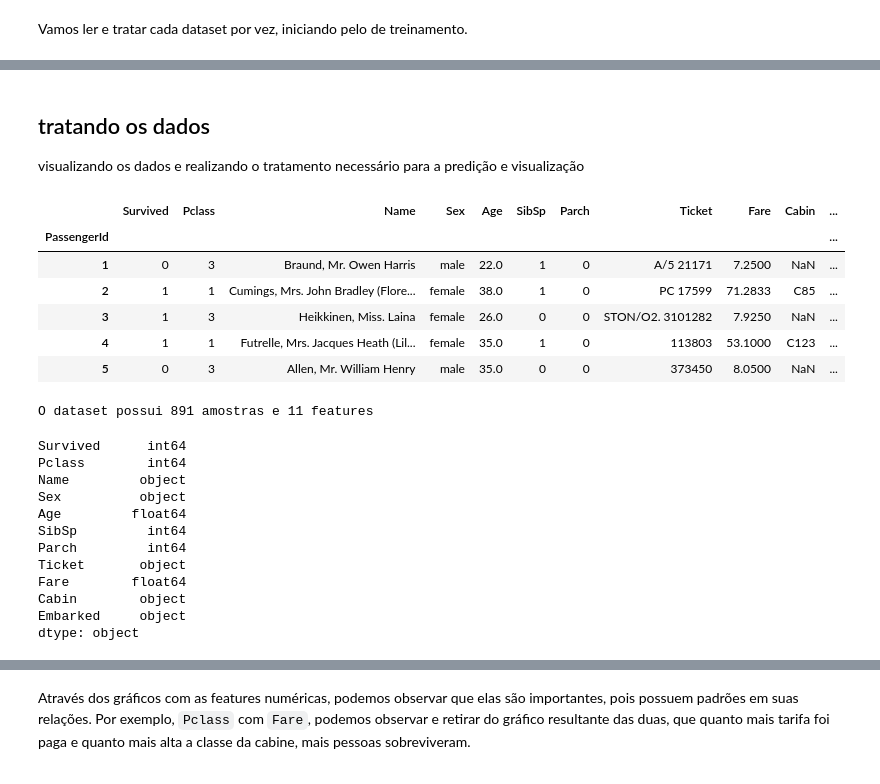
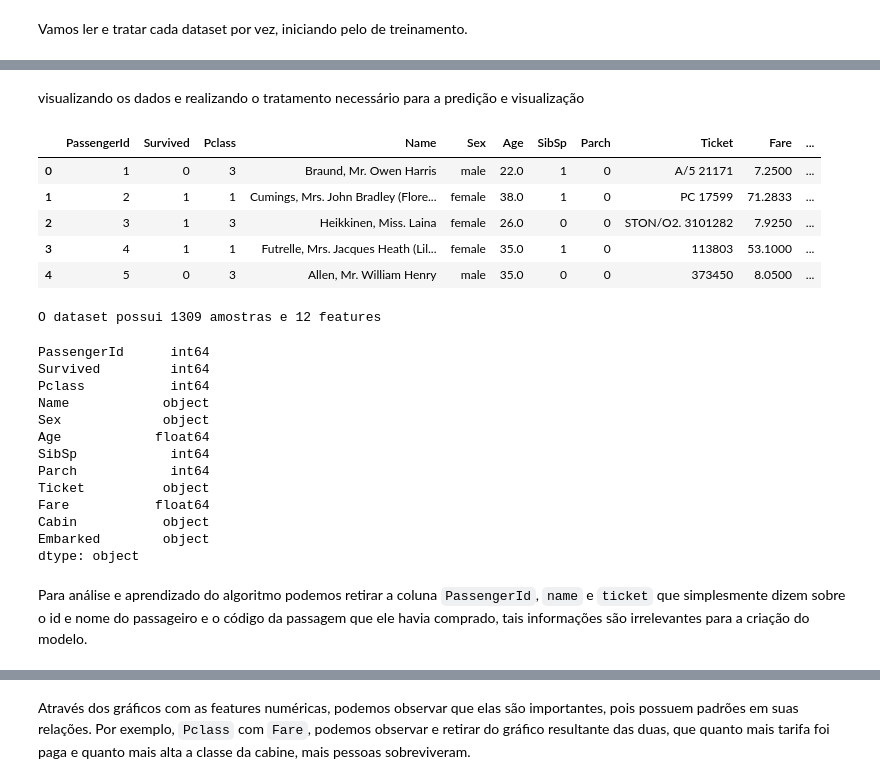
Before and after one commit to pedrodicati/titanic-datascience, a Jupyter notebook: titanic.ipynb, the cells around one changed output, grey strips where cells are left out. Drawn from its saved outputs; the diff is of its cells as text; code cells hidden in the pictures.

Commit message:
Tratamento dos dados faltantes e reorganização dos dados

```diff
--- a/titanic.ipynb
+++ b/titanic.ipynb
@@ -39,7 +39,6 @@ from sklearn.linear_model import LogisticRegression
 # %% [markdown]
 Vamos ler e tratar cada dataset por vez, iniciando pelo de treinamento.
 # %%
-df_train = pd.read_csv("./datasets/train.csv", index_col='PassengerId')
-
-# df_test = pd.read_csv('./datasets/test.csv')
-# df_sub = pd.read_csv('./datasets/gender_submission.csv')
+data_train = pd.read_csv("./datasets/train.csv")
+data_test = pd.read_csv('./datasets/test.csv')
+data_pred = pd.read_csv('./datasets/gender_submission.csv')
@@ -45,0 +49,5 @@ df_train = pd.read_csv("./datasets/train.csv", index_col='PassengerId')
+# %%
+data_test = pd.merge(data_test, data_pred, how='inner', on=['PassengerId'])
+data = pd.concat([data_train, data_test], ignore_index=True)
+
+data
@@ -46,33 +68,33 @@ df_train = pd.read_csv("./datasets/train.csv", index_col='PassengerId')
 # %% [markdown]
-## tratando os dados
-
 visualizando os dados e realizando o tratamento necessário para a predição e visualização
 # %%
-df_train.head()
+data.head()
 # %% [output]
-|  | Survived | Pclass | Name | Sex | Age | SibSp | Parch | Ticket | Fare | Cabin | ... |
-| PassengerId |  |  |  |  |  |  |  |  |  |  | ... |
-| 1 | 0 | 3 | Braund, Mr. Owen Harris | male | 22.0 | 1 | 0 | A/5 21171 | 7.2500 | NaN | ... |
-| 2 | 1 | 1 | Cumings, Mrs. John Bradley (Flore... | female | 38.0 | 1 | 0 | PC 17599 | 71.2833 | C85 | ... |
-| 3 | 1 | 3 | Heikkinen, Miss. Laina | female | 26.0 | 0 | 0 | STON/O2. 3101282 | 7.9250 | NaN | ... |
-| 4 | 1 | 1 | Futrelle, Mrs. Jacques Heath (Lil... | female | 35.0 | 1 | 0 | 113803 | 53.1000 | C123 | ... |
-| 5 | 0 | 3 | Allen, Mr. William Henry | male | 35.0 | 0 | 0 | 373450 | 8.0500 | NaN | ... |
+|  | PassengerId | Survived | Pclass | Name | Sex | Age | SibSp | Parch | Ticket | Fare | ... |
+| 0 | 1 | 0 | 3 | Braund, Mr. Owen Harris | male | 22.0 | 1 | 0 | A/5 21171 | 7.2500 | ... |
+| 1 | 2 | 1 | 1 | Cumings, Mrs. John Bradley (Flore... | female | 38.0 | 1 | 0 | PC 17599 | 71.2833 | ... |
+| 2 | 3 | 1 | 3 | Heikkinen, Miss. Laina | female | 26.0 | 0 | 0 | STON/O2. 3101282 | 7.9250 | ... |
+| 3 | 4 | 1 | 1 | Futrelle, Mrs. Jacques Heath (Lil... | female | 35.0 | 1 | 0 | 113803 | 53.1000 | ... |
+| 4 | 5 | 0 | 3 | Allen, Mr. William Henry | male | 35.0 | 0 | 0 | 373450 | 8.0500 | ... |
 # %%
-print(f"O dataset possui {df_train.shape[0]} amostras e {df_train.shape[1]} features")
+print(f"O dataset possui {data.shape[0]} amostras e {data.shape[1]} features")
 # %% [output]
-O dataset possui 891 amostras e 11 features
+O dataset possui 1309 amostras e 12 features
 # %%
-df_train.dtypes
+data.dtypes
 # %% [output]
-Survived      int64
-Pclass        int64
-Name         object
-Sex          object
-Age         float64
-SibSp         int64
-Parch         int64
-Ticket       object
-Fare        float64
-Cabin        object
-Embarked     object
+PassengerId      int64
+Survived         int64
+Pclass           int64
+Name            object
+Sex             object
+Age            float64
+SibSp            int64
+Parch            int64
+Ticket          object
+Fare           float64
+Cabin           object
+Embarked        object
 dtype: object
+# %% [markdown]
+Para análise e aprendizado do algoritmo podemos retirar a coluna `PassengerId`, `name` e `ticket` que simplesmente dizem sobre o id e nome do passageiro e o código da passagem que ele havia comprado, tais informações são irrelevantes para a criação do modelo.
```
Also changed, not shown: parts of 27 cells of this notebook, 3 other files.
